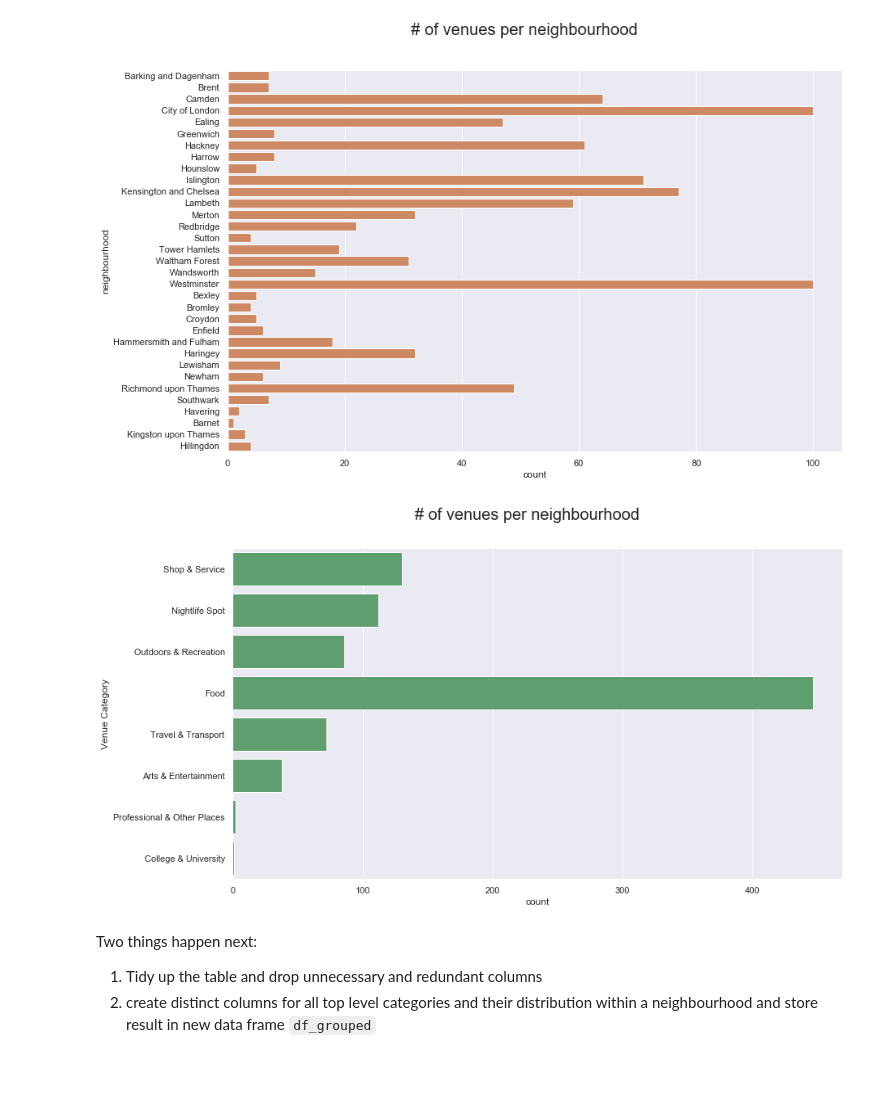
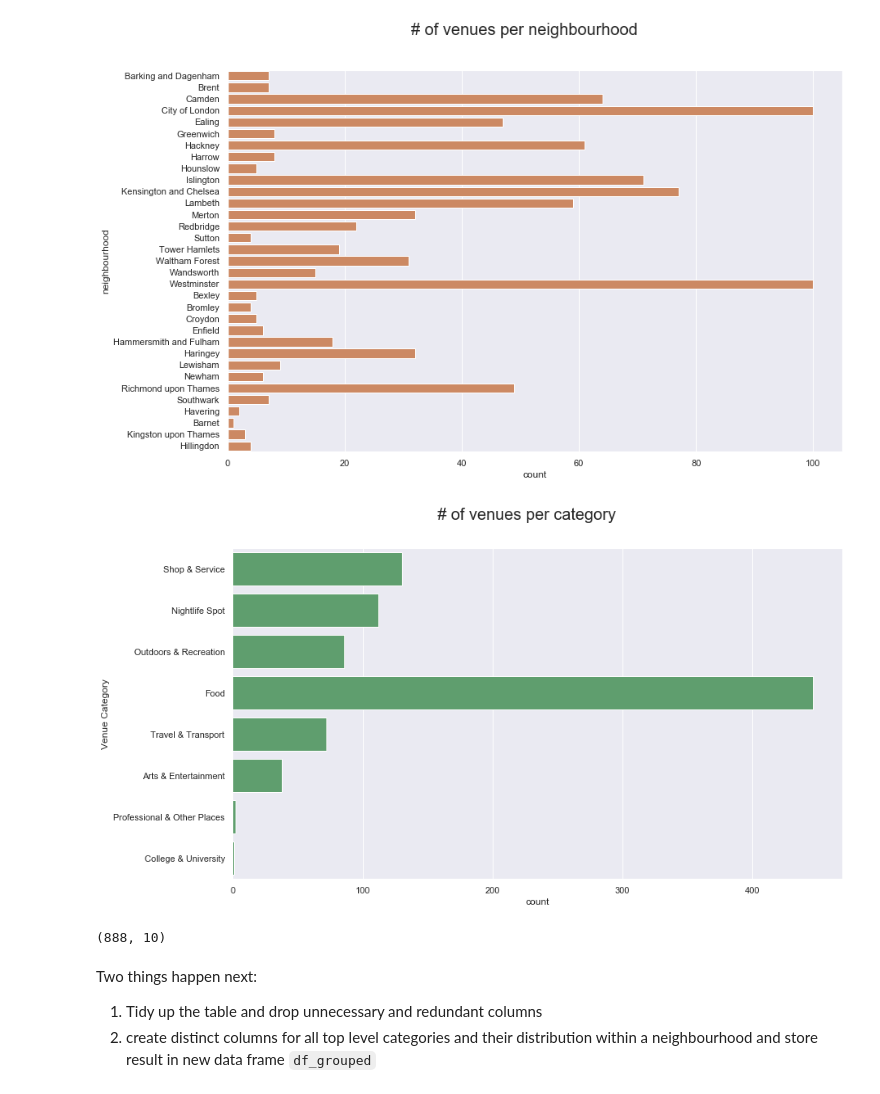
Before and after one commit to normannexo/Coursera_Capstone, a Jupyter notebook: capstone_project-NOTEBOOK.ipynb, the cells around one changed output. Cells and saved outputs as stored; diff of their text form; code cells hidden in the pictures.

```diff
--- a/capstone_project-NOTEBOOK.ipynb
+++ b/capstone_project-NOTEBOOK.ipynb
@@ -541,11 +541,15 @@ fig.savefig('./img/venues.jpg')
 # %%
 fig, ax = plt.subplots(1,1, figsize=(12, 7))
 ax = sns.countplot(data=df_venues_with_cat, y='l1_name', color='C2')
 ax.set_ylabel('Venue Category')
-plt.suptitle('# of venues per neighbourhood', fontsize=20)
+plt.suptitle('# of venues per category', fontsize=20)
 fig.savefig('./img/venues_cat.jpg')
 # %% [output]
-[figure, old version]
+[figure, new version]
+# %%
+df_venues.shape
+# %% [output]
+(888, 10)
 # %% [markdown]
 Two things happen next:
 1. Tidy up the table and drop unnecessary and redundant columns
```
Also changed, not shown: parts of 2 cells of this notebook, 3 other files.
